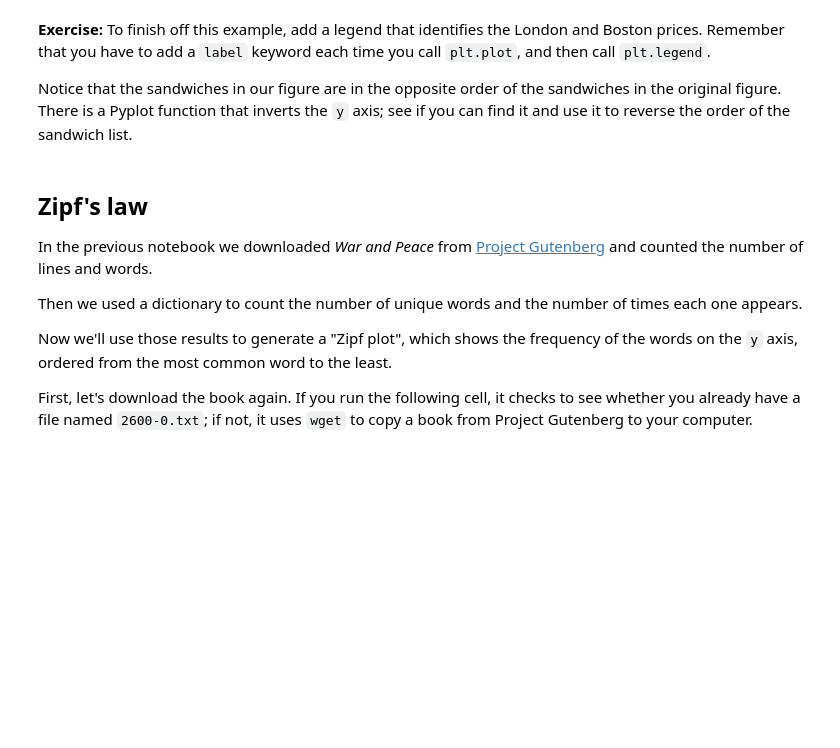
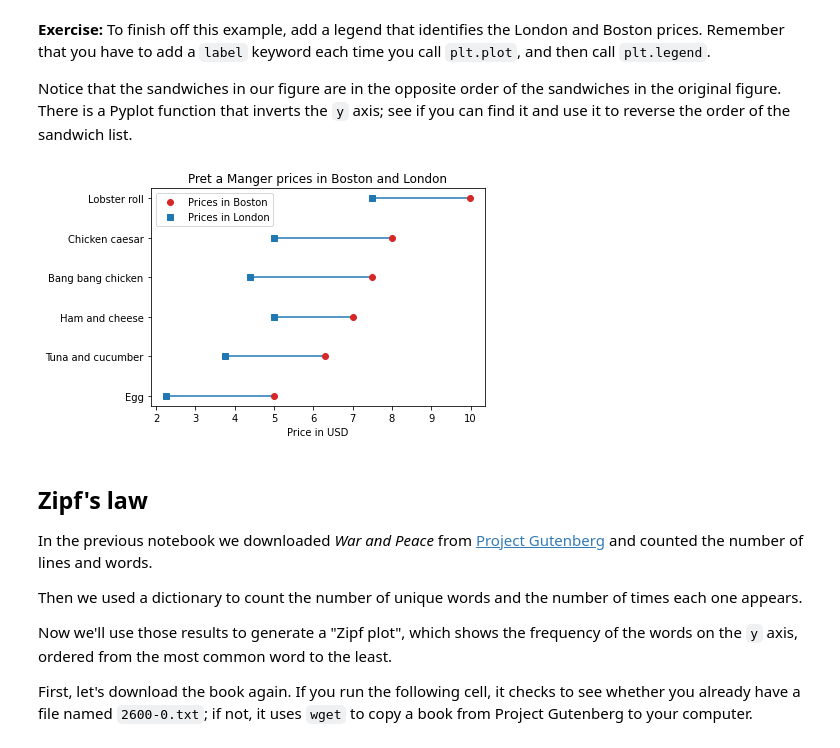
Before and after one commit to tamisha-dzifa/ElementsOfDataScience, a Jupyter notebook: Tamisha's 06_plotting.ipynb, the cells around one changed output. Drawn from its saved outputs; the diff is of its cells as text; code cells hidden in the pictures; blank space fills up the shorter version.

```diff
--- a/Tamisha's 06_plotting.ipynb
+++ b/Tamisha's 06_plotting.ipynb
@@ -299,3 +308,16 @@ Notice that the sandwiches in our figure are in the opposite order of the sandwi
+# %%
+# Solution goes here
+plt.plot(boston_price_list, name_list, 'o', color='C3', label='Prices in Boston')
+plt.plot(london_price_list, name_list, 's', color='C0', label='Prices in London')
+
+plt.hlines(name_list, london_price_list, boston_price_list)
+
+plt.xlabel('Price in USD')
+plt.title('Pret a Manger prices in Boston and London');
+plt.legend()
+plt.gca().invert_yaxis();
+# %% [output]
+[figure, added]
 # %% [markdown]
 ## Zipf's law
 
```
Also changed, not shown: parts of 25 cells of this notebook.
